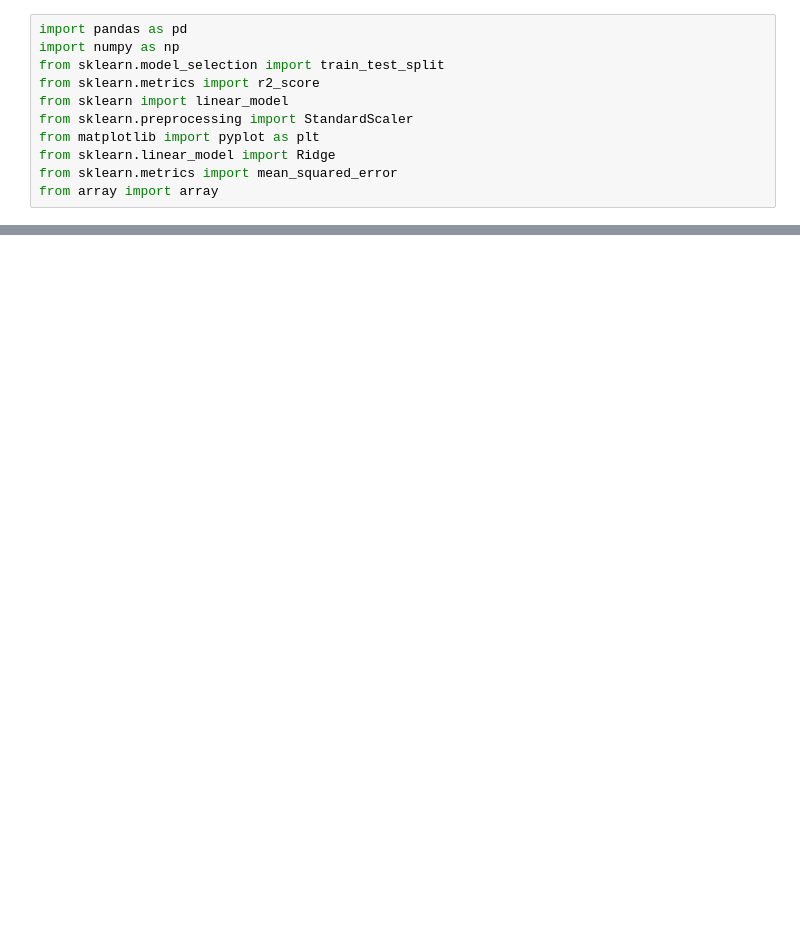
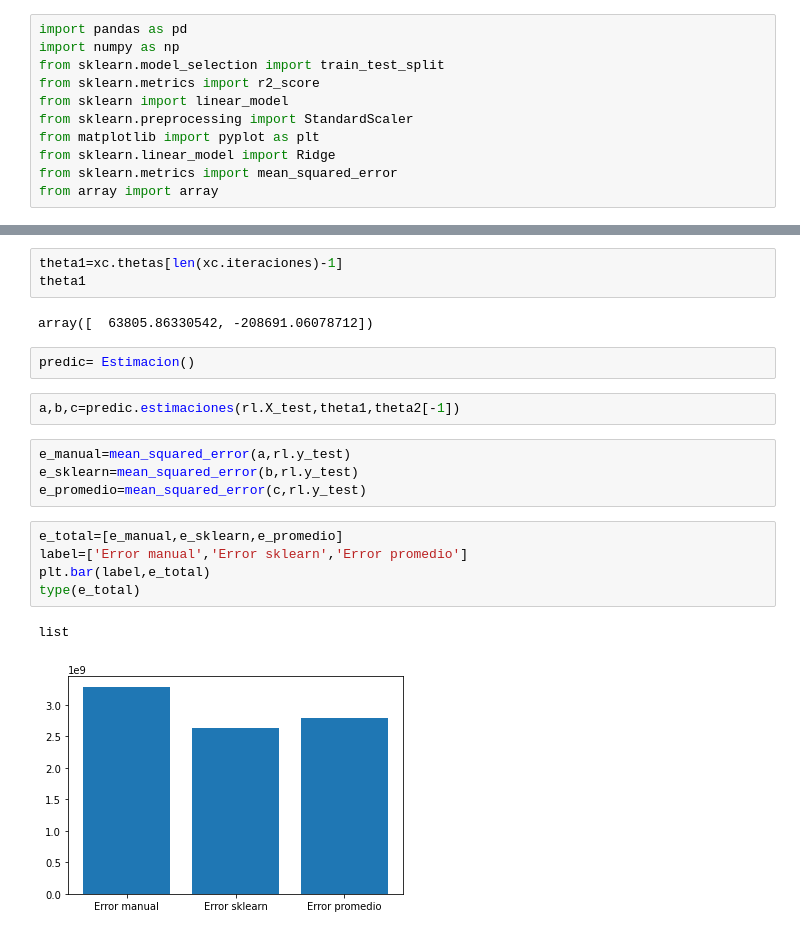
Before and after one commit to yalicar/proyecto_ADP, a Jupyter notebook: Class_Regresion.ipynb, the cells around one changed output, grey strips where cells are left out. Saved outputs shown, nothing was run; the diff lists cells and outputs as text; blank space fills up the shorter version.

```diff
--- a/Class_Regresion.ipynb
+++ b/Class_Regresion.ipynb
@@ -167,0 +154,21 @@ del rl
+# %%
+theta1=xc.thetas[len(xc.iteraciones)-1]
+theta1
+# %% [output]
+array([  63805.86330542, -208691.06078712])
+# %%
+predic= Estimacion()
+# %%
+a,b,c=predic.estimaciones(rl.X_test,theta1,theta2[-1])
+# %%
+e_manual=mean_squared_error(a,rl.y_test)
+e_sklearn=mean_squared_error(b,rl.y_test)
+e_promedio=mean_squared_error(c,rl.y_test)
+# %%
+e_total=[e_manual,e_sklearn,e_promedio]
+label=['Error manual','Error sklearn','Error promedio']
+plt.bar(label,e_total)
+type(e_total)
+# %% [output]
+list
+[figure, added]
```
Also changed, not shown: parts of 16 cells of this notebook, 43 other files.
